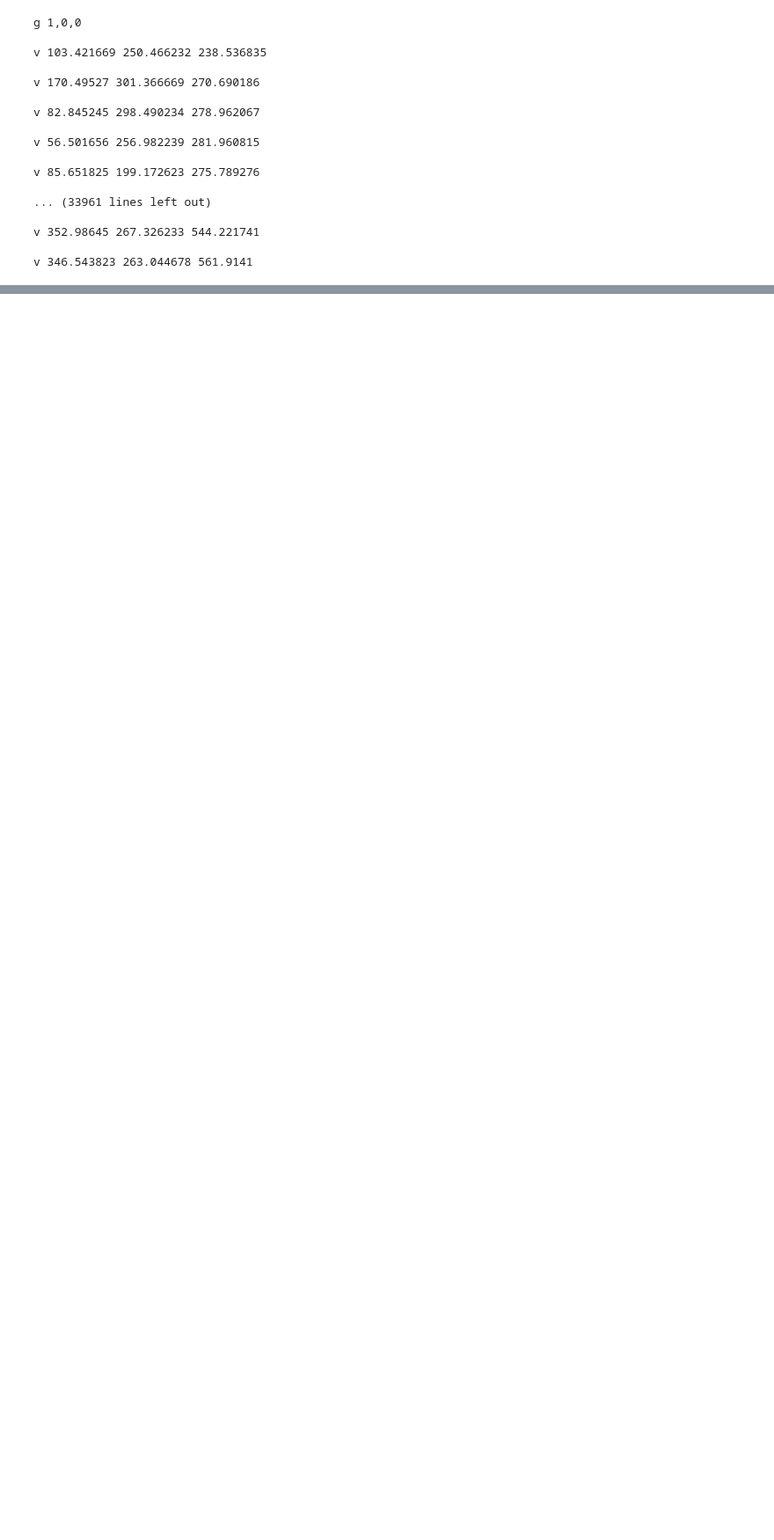
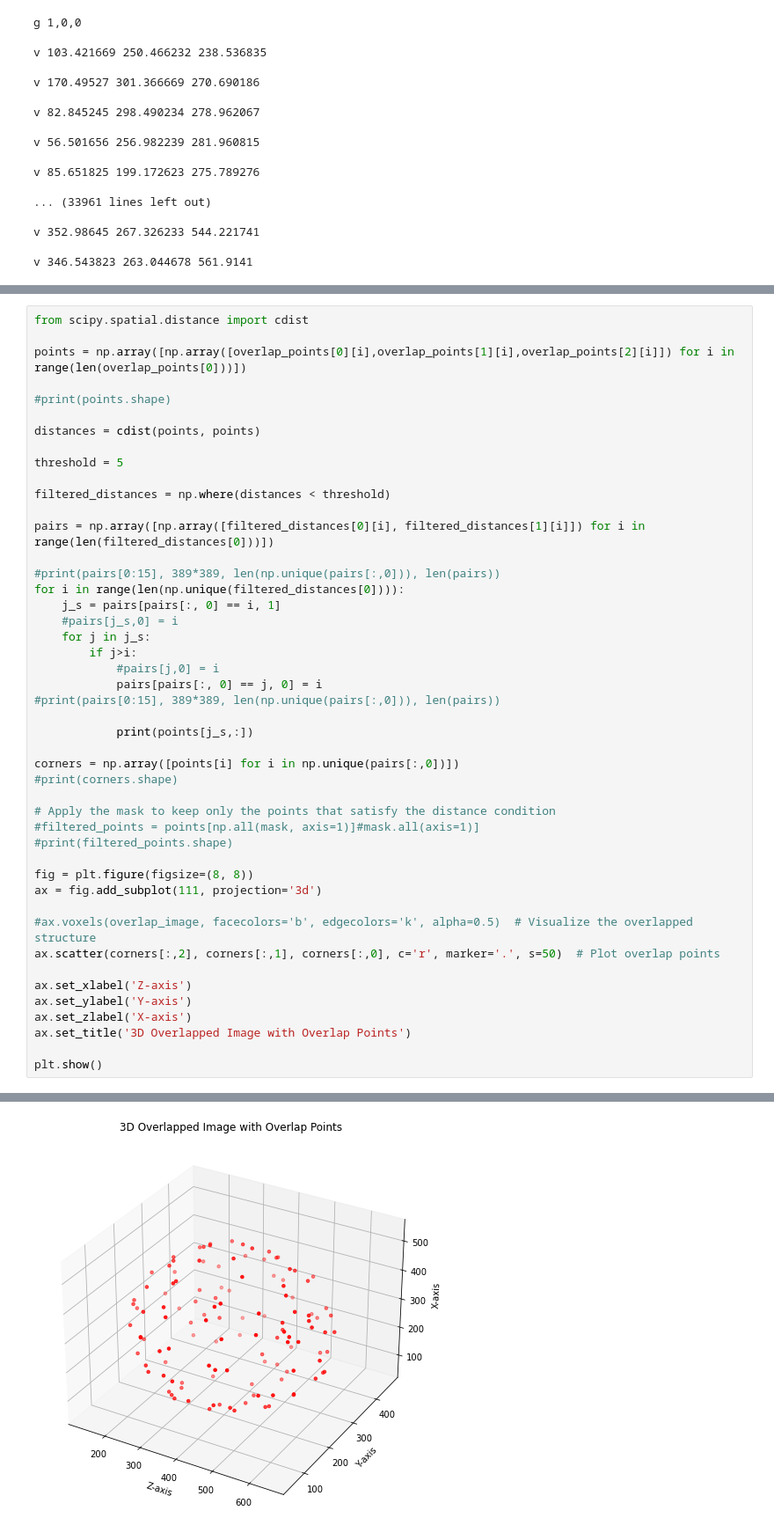
Before and after one commit to guijoe/rmg, a Jupyter notebook: rmg.ipynb, the cells around one changed output, grey strips where cells are left out. Shown at 88% size. Cells and saved outputs as stored; diff of their text form; blank space fills up the shorter version.

```diff
--- a/rmg.ipynb
+++ b/rmg.ipynb
@@ -757,0 +778,47 @@ KeyboardInterrupt:
+# %%
+from scipy.spatial.distance import cdist
+
+points = np.array([np.array([overlap_points[0][i],overlap_points[1][i],overlap_points[2][i]]) for i in range(len(overlap_points[0]))])
+
+#print(points.shape)
+
+distances = cdist(points, points)
+
+threshold = 5
+
+filtered_distances = np.where(distances < threshold)
+
+pairs = np.array([np.array([filtered_distances[0][i], filtered_distances[1][i]]) for i in range(len(filtered_distances[0]))])
+
+#print(pairs[0:15], 389*389, len(np.unique(pairs[:,0])), len(pairs))
+for i in range(len(np.unique(filtered_distances[0]))):
+    j_s = pairs[pairs[:, 0] == i, 1]
+    #pairs[j_s,0] = i
+    for j in j_s:
+        if j>i:
+            #pairs[j,0] = i
+            pairs[pairs[:, 0] == j, 0] = i
+#print(pairs[0:15], 389*389, len(np.unique(pairs[:,0])), len(pairs))
+
+            print(points[j_s,:])
+
+corners = np.array([points[i] for i in np.unique(pairs[:,0])])
+#print(corners.shape)
+
+# Apply the mask to keep only the points that satisfy the distance condition
+#filtered_points = points[np.all(mask, axis=1)]#mask.all(axis=1)]
+#print(filtered_points.shape)
+
+fig = plt.figure(figsize=(8, 8))
+ax = fig.add_subplot(111, projection='3d')
+
+#ax.voxels(overlap_image, facecolors='b', edgecolors='k', alpha=0.5)  # Visualize the overlapped structure
+ax.scatter(corners[:,2], corners[:,1], corners[:,0], c='r', marker='.', s=50)  # Plot overlap points
+
+ax.set_xlabel('Z-axis')
+ax.set_ylabel('Y-axis')
+ax.set_zlabel('X-axis')
+ax.set_title('3D Overlapped Image with Overlap Points')
+
+plt.show()
+# %% [output]
@@ -757,0 +842 @@ KeyboardInterrupt:
+[figure, added]
```
Also changed, not shown: parts of 8 cells of this notebook, 12 other files.
